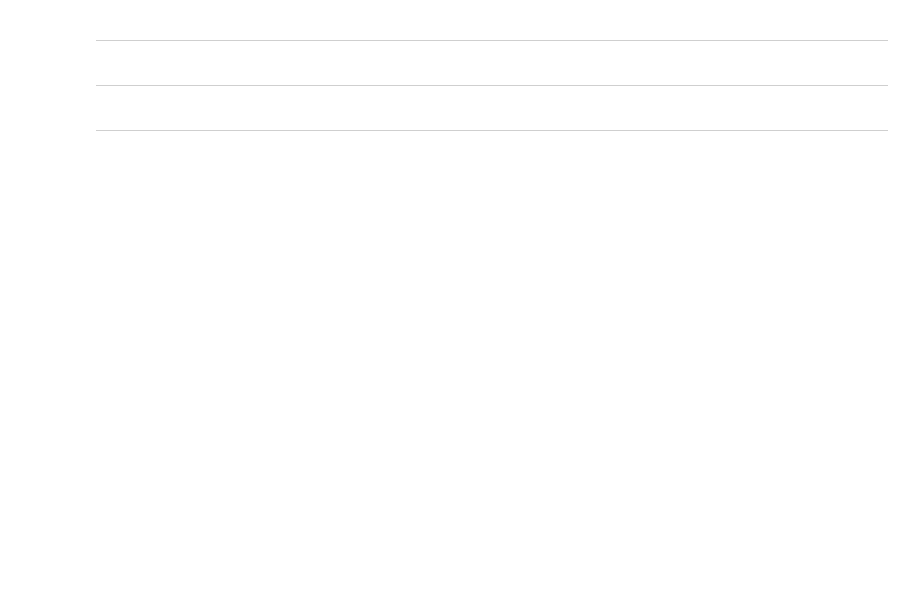
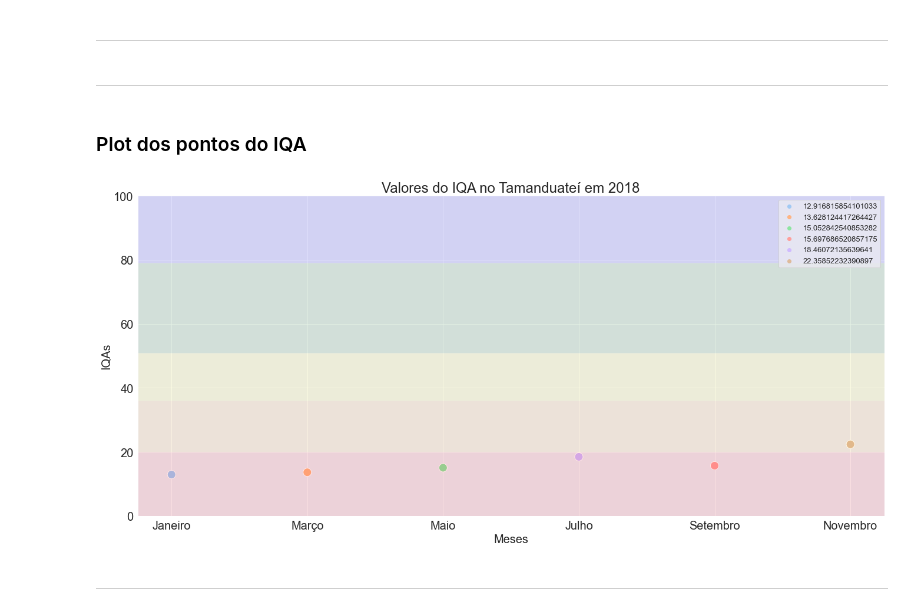
Before and after one commit to MarceloCMiguel/Tamanduatei-DataScience, a Jupyter notebook: QuimicaP3_Tamanduatei.ipynb, the cells around one changed output. Cells and saved outputs as stored; diff of their text form; code cells hidden in the pictures; blank space fills up the shorter version.

```diff
--- a/QuimicaP3_Tamanduatei.ipynb
+++ b/QuimicaP3_Tamanduatei.ipynb
@@ -135,10 +84,3 @@ with sns.axes_style("darkgrid"):
     plt.show()
 # %% [output]
 [figure]
-# %%
-fig = plt.figure(figsize=(20, 10))
-ax = fig.add_subplot(111)
-sns.lineplot(data=IQA_table, x="Data Coleta", y="Valor", hue="Parametro")
-plt.gcf().autofmt_xdate()
-#plt.savefig('todos_ind.png', dpi=300)
-plt.show()
@@ -595,5 +510,33 @@ print(iqa_05)
 ____
 # %% [markdown]
 ____
+# %% [markdown]
+### Plot dos pontos do IQA
+# %%
+list_dates = sol_total.Valor.values[-16:-10]
+list_dates = [1, 2, 3, 4, 5, 6]
+list_dates = ["Janeiro", "Março", "Maio", "Julho", "Setembro", "Novembro"]
+list_iqas  = [iqa_01, iqa_03, iqa_05, iqa_12_07_18, iqa_19_09_18, iqa_28_11_18]
+list_dates
+s1 = pd.Series([list_dates, list_iqas], index=['Meses', 'IQAs'], name='s1')
+# %%
+with sns.axes_style("darkgrid"):
+    fig = plt.figure(figsize=(50, 10))
+    ax = fig.add_subplot(121)
+    ax.set_ylim([0, 100])
+    ax.set_xlabel('Meses',fontsize = 20)
+    ax.set_ylabel('IQAs', fontsize = 20)
+    ax.set_title('Valores do IQA no Tamanduateí em 2018')
+    ax.axhspan(0, 20, facecolor='red', alpha=0.1)
+    ax.axhspan(20, 36, facecolor='orange', alpha=0.1)
+    ax.axhspan(36, 51, facecolor='yellow', alpha=0.1)
+    ax.axhspan(51, 79, facecolor='green', alpha=0.1)
+    ax.axhspan(79, 100, facecolor='blue', alpha=0.1)
+    sns.scatterplot(x='Meses', y='IQAs', hue="IQAs",palette="pastel", data=s1, s=200)
+    ax.legend(loc=1, prop={'size': 13})
+    plt.savefig('IQAs_todos.png')
+    plt.show()
+# %% [output]
+[figure, added]
 # %% [markdown]
 ____
```
Also changed, not shown: parts of 71 cells of this notebook, 2 other files.
